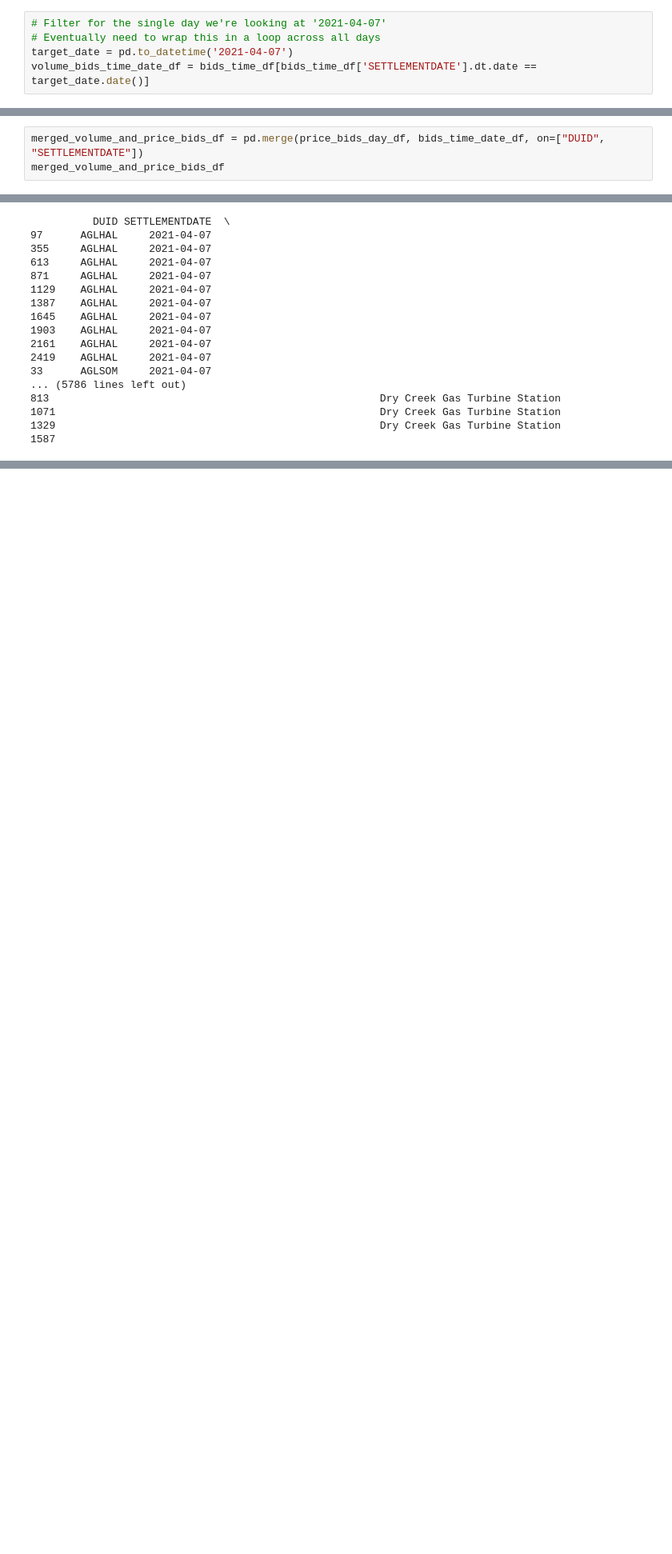
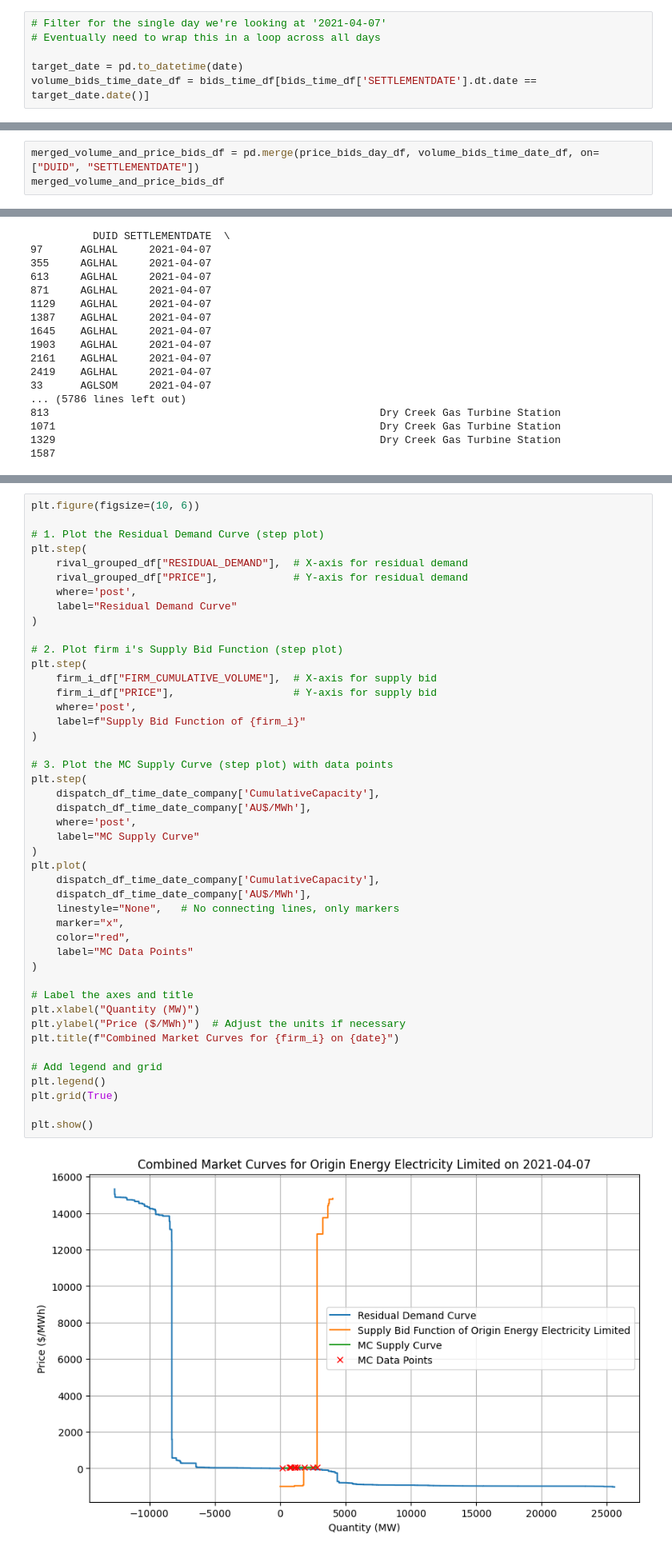
Before and after one commit to daniel-seymour/aus-electricity-auctions, a Jupyter notebook: data_analysis_code/marginal-cost-NEMO-calculations.ipynb, the cells around one changed output, grey strips where cells are left out. Shown at 80% size. Saved outputs shown, nothing was run; the diff lists cells and outputs as text; blank space fills up the shorter version.

```diff
--- a/data_analysis_code/marginal-cost-NEMO-calculations.ipynb
+++ b/data_analysis_code/marginal-cost-NEMO-calculations.ipynb
@@ -239,7 +353,8 @@ bids_time_df = filtered_merged_bids_with_units_df[
 # %%
 # Filter for the single day we're looking at '2021-04-07'
 # Eventually need to wrap this in a loop across all days
-target_date = pd.to_datetime('2021-04-07')
+
+target_date = pd.to_datetime(date)
 volume_bids_time_date_df = bids_time_df[bids_time_df['SETTLEMENTDATE'].dt.date == target_date.date()]
 # %%
 volume_bids_time_date_df
@@ -327,7 +442,7 @@ price_bids_day_df
 | 1152 | 2021-04-07 | WATERLWF | ENERGY | 2021-03-28 12:00:06 | 1 | -966.50 | -627.58 | -106.32 | ... |
 335 rows × 20 columns
 # %%
-merged_volume_and_price_bids_df = pd.merge(price_bids_day_df, bids_time_date_df, on=["DUID", "SETTLEMENTDATE"])
+merged_volume_and_price_bids_df = pd.merge(price_bids_day_df, volume_bids_time_date_df, on=["DUID", "SETTLEMENTDATE"])
 merged_volume_and_price_bids_df
 # %% [output]
 |  | SETTLEMENTDATE | DUID | BIDTYPE_x | OFFERDATE_x | VERSIONNO | PRICEBAND1 | PRICEBAND2 | PRICEBAND3 | ... |
@@ -1001,0 +849,47 @@ plt.show()
+# %%
+plt.figure(figsize=(10, 6))
+
+# 1. Plot the Residual Demand Curve (step plot)
+plt.step(
+    rival_grouped_df["RESIDUAL_DEMAND"],  # X-axis for residual demand
+    rival_grouped_df["PRICE"],            # Y-axis for residual demand
+    where='post',
+    label="Residual Demand Curve"
+)
+
+# 2. Plot firm i's Supply Bid Function (step plot)
+plt.step(
+    firm_i_df["FIRM_CUMULATIVE_VOLUME"],  # X-axis for supply bid
+    firm_i_df["PRICE"],                   # Y-axis for supply bid
+    where='post',
+    label=f"Supply Bid Function of {firm_i}"
+)
+
+# 3. Plot the MC Supply Curve (step plot) with data points
+plt.step(
+    dispatch_df_time_date_company['CumulativeCapacity'],
+    dispatch_df_time_date_company['AU$/MWh'],
+    where='post',
+    label="MC Supply Curve"
+)
+plt.plot(
+    dispatch_df_time_date_company['CumulativeCapacity'],
+    dispatch_df_time_date_company['AU$/MWh'],
+    linestyle="None",   # No connecting lines, only markers
+    marker="x",
+    color="red",
+    label="MC Data Points"
+)
+
+# Label the axes and title
+plt.xlabel("Quantity (MW)")
+plt.ylabel("Price ($/MWh)")  # Adjust the units if necessary
+plt.title(f"Combined Market Curves for {firm_i} on {date}")
+
+# Add legend and grid
+plt.legend()
+plt.grid(True)
+
+plt.show()
+# %% [output]
+[figure, added]
```
Also changed, not shown: parts of 69 cells of this notebook.
